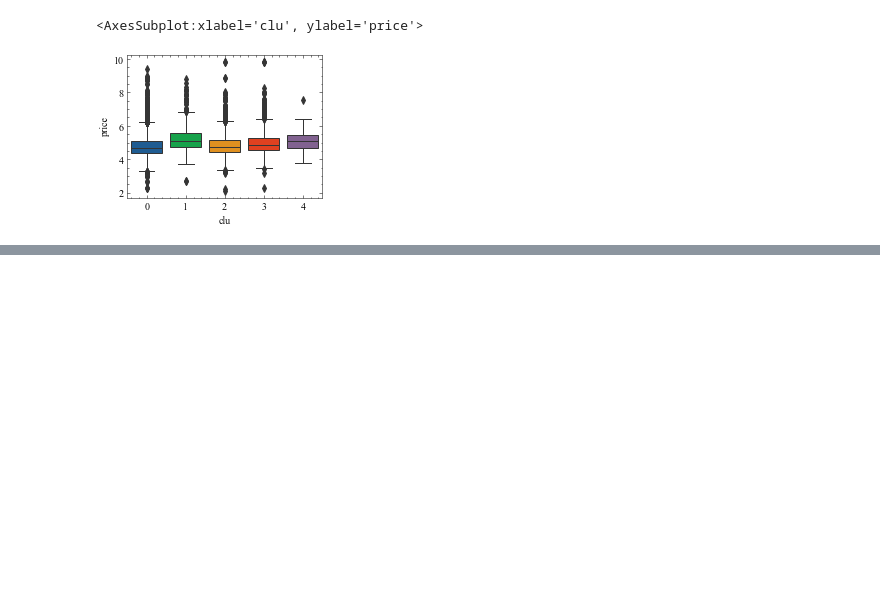
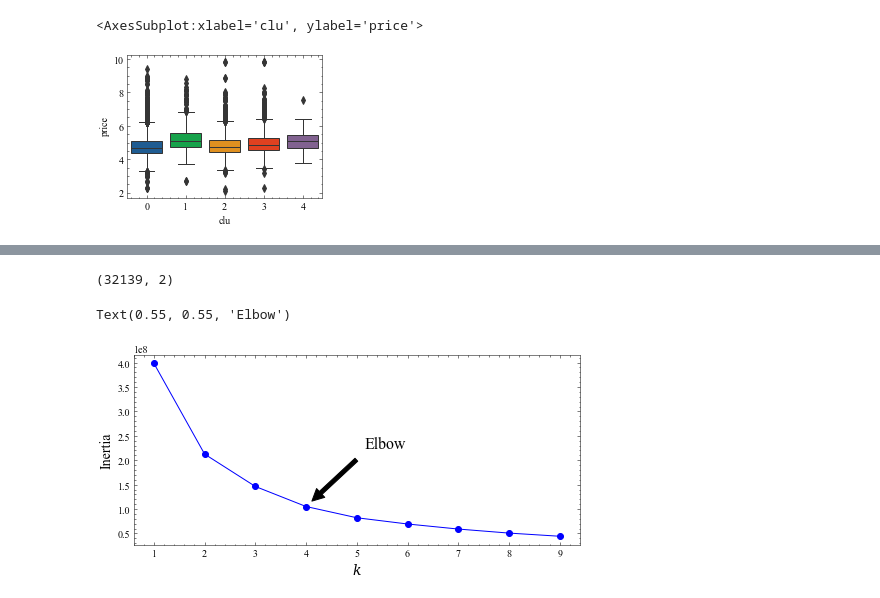
Before and after one commit to AdamZhou3/P2V, a Jupyter notebook: 01_EDA.ipynb, the cells around one changed output, grey strips where cells are left out. Drawn from its saved outputs; the diff is of its cells as text; code cells hidden in the pictures; blank space fills up the shorter version.

Commit message:
add tsne + kmeans for bnbvectors

```diff
--- a/01_EDA.ipynb
+++ b/01_EDA.ipynb
@@ -608,0 +638,2 @@ sns.boxplot(gbnb_EnH_merge["clu"],np.log(gbnb_EnH_merge["price"]))
+# %%
+gbnb_EnH_merge = pd.read_csv("data/gbnb_EnH_merge.csv",index_col=0)
@@ -608,0 +656,20 @@ sns.boxplot(gbnb_EnH_merge["clu"],np.log(gbnb_EnH_merge["price"]))
+# %%
+from sklearn.manifold import TSNE
+
+keep_dims=2
+lrn_rate=150
+prp=50
+
+tsnedf = gbnb_EnH_merge.iloc[:,1:201].copy()
+
+tsne = TSNE(n_components=keep_dims, perplexity=prp, random_state=42, n_iter=5000, n_jobs=-1)
+X_embedded = tsne.fit_transform(tsnedf)
+X_embedded.shape
+# %% [output]
+(32139, 2)
+# %%
+tsne = pd.DataFrame(data=X_embedded,columns=["dim1","dim2"])
+gbnb_EnH_tsne=  pd.merge(gbnb_EnH_merge,tsne,left_index=True,right_index=True)
+# %%
+kmeans_per_k = [KMeans(k).fit(gbnb_EnH_tsne.iloc[:,-2:]) for k in range(1, 10)]
+inertias = [model.inertia_ for model in kmeans_per_k]
@@ -608,0 +678,15 @@ sns.boxplot(gbnb_EnH_merge["clu"],np.log(gbnb_EnH_merge["price"]))
+# %%
+plt.figure(figsize=(8, 3.5))
+plt.plot(range(1, 10), inertias, "bo-")
+plt.xlabel("$k$", fontsize=14)
+plt.ylabel("Inertia", fontsize=14)
+plt.annotate('Elbow',
+             xy=(4, inertias[3]),
+             xytext=(0.55, 0.55),
+             textcoords='figure fraction',
+             fontsize=16,
+             arrowprops=dict(facecolor='black', shrink=0.1)
+            )
+# %% [output]
+Text(0.55, 0.55, 'Elbow')
+[figure, added]
```
Also changed, not shown: parts of 9 cells of this notebook.
